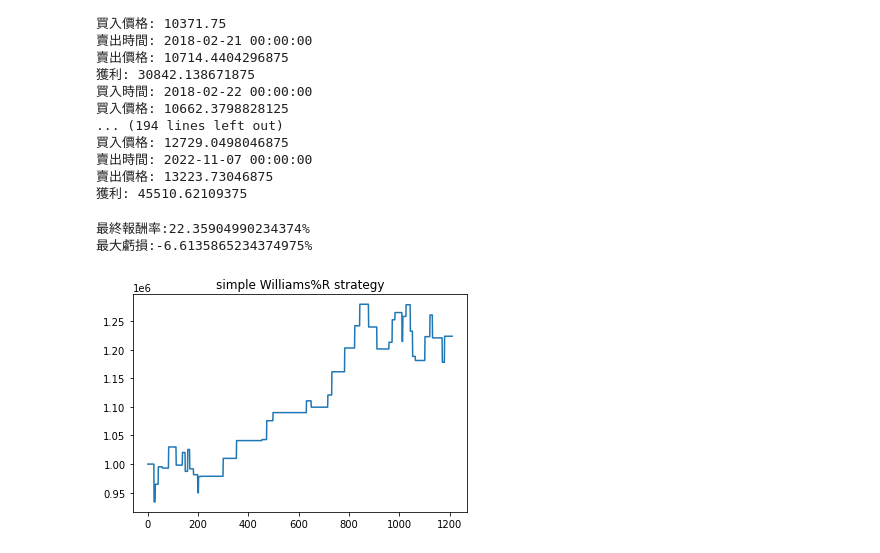
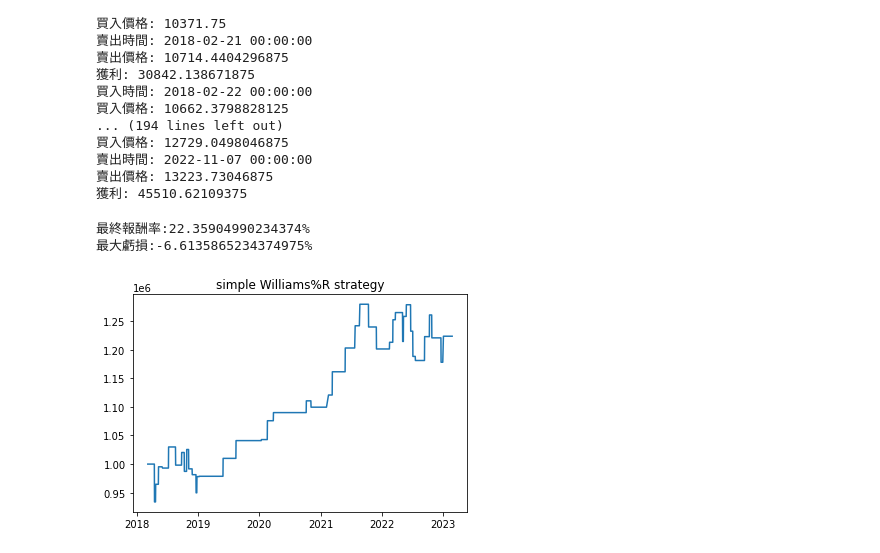
Before and after one commit to skywalker0803r/telegram-investment-advice-bot, a Jupyter notebook: 簡單威廉指標策略.ipynb, the cells around one changed output. Drawn from its saved outputs; the diff is of its cells as text; code cells hidden in the pictures.

```diff
--- a/簡單威廉指標策略.ipynb
+++ b/簡單威廉指標策略.ipynb
@@ -155,11 +137,11 @@ for i, signal in enumerate(signals):
 賣出價格: 13223.73046875
 獲利: 45510.62109375
 # %%
-plt.plot(capital_history)
+plt.plot(index,capital_history)
 plt.title('simple Williams%R strategy')
 print(f"最終報酬率:{(capital_history[-1]/capital_history[0]-1)*100}%")
 print(f"最大虧損:{-(1-min(capital_history)/capital_history[0])*100}%")
 # %% [output]
 最終報酬率:22.35904990234374%
 最大虧損:-6.6135865234374975%
-[figure, old version]
+[figure, new version]
```
Also changed, not shown: parts of 1 cell of this notebook.
